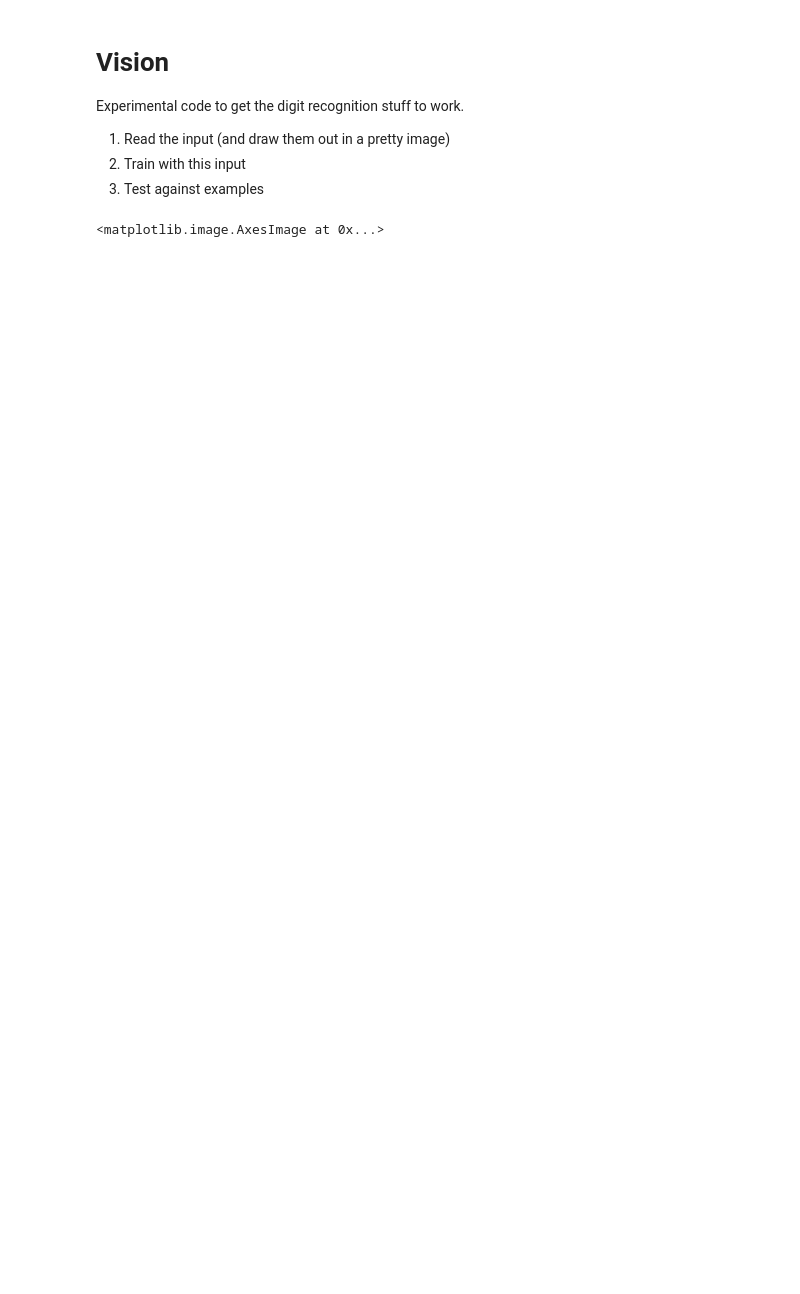
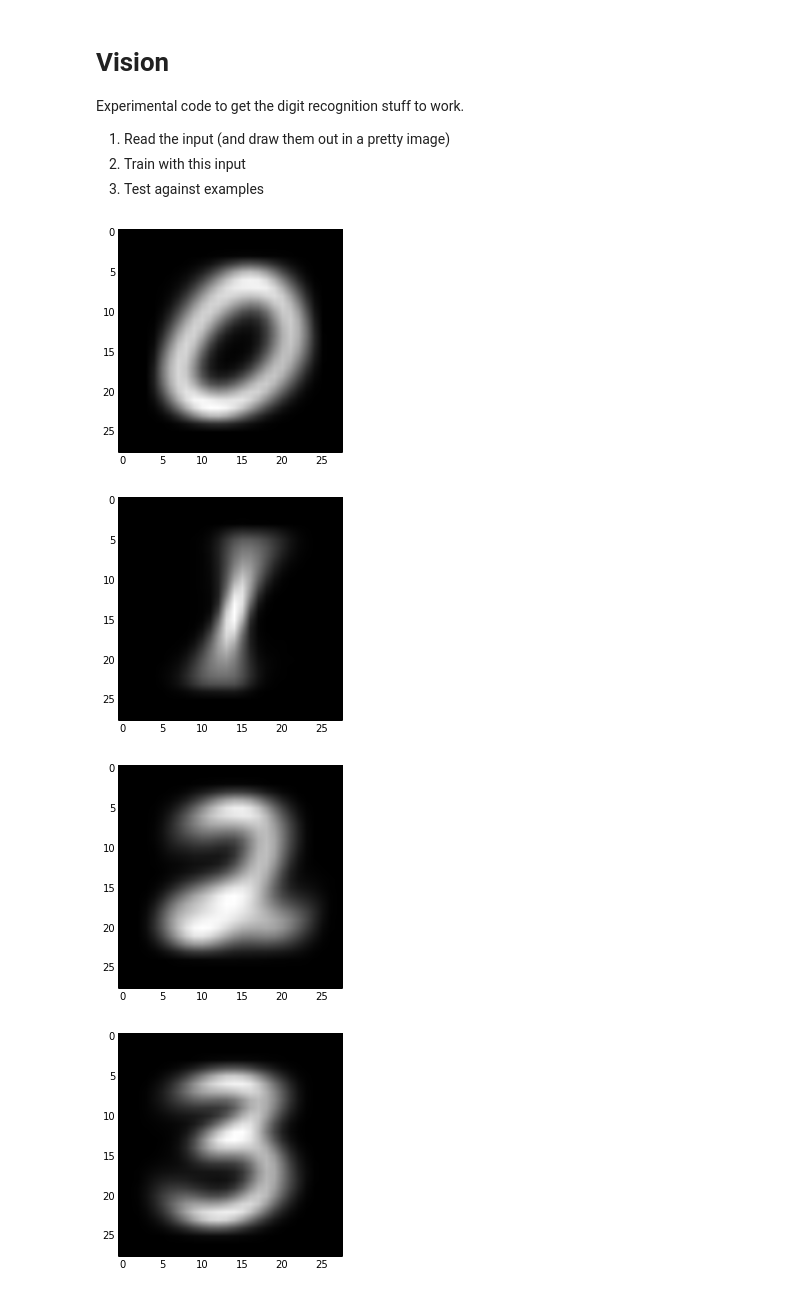
Before and after one commit to anyatran/vision, a Jupyter notebook: src/main_notebook.ipynb, the cells around one changed output. Drawn from its saved outputs; the diff is of its cells as text; code cells hidden in the pictures; blank space fills up the shorter version.

Commit message:
draw all the test figures.

```diff
--- a/src/main_notebook.ipynb
+++ b/src/main_notebook.ipynb
@@ -9,6 +9,12 @@ Experimental code to get the digit recognition stuff to work.
 import os, struct
 from array import array as pyarray
 from numpy import append, arange, array, int8, uint8, zeros
+
+from pylab import *
+from numpy import *
+
+%matplotlib inline
+import matplotlib.pyplot as plt
 
 def load_mnist(dataset="training", digits=arange(10), path="."):
     """
@@ -21,44 +27,40 @@ def load_mnist(dataset="training", digits=arange(10), path="."):
         fname_img = os.path.join(path, '../training/images')
         fname_lbl = os.path.join(path, '../training/labels')
     elif dataset == "testing":
         fname_img = os.path.join(path, '../testing/images')
         fname_lbl = os.path.join(path, '../testing/labels')
     else:
         raise ValueError("dataset must be 'testing' or 'training'")
 
     flbl = open(fname_lbl, 'rb')
     magic_nr, size = struct.unpack(">II", flbl.read(8))
     lbl = pyarray("b", flbl.read())
     flbl.close()
 
     fimg = open(fname_img, 'rb')
     magic_nr, size, rows, cols = struct.unpack(">IIII", fimg.read(16))
     img = pyarray("B", fimg.read())
     fimg.close()
 
     ind = [ k for k in range(size) if lbl[k] in digits ]
     N = len(ind)
 
     images = zeros((N, rows, cols), dtype=uint8)
     labels = zeros((N, 1), dtype=int8)
     for i in range(len(ind)):
         images[i] = array(img[ ind[i]*rows*cols : (ind[i]+1)*rows*cols ]).reshape((rows, cols))
         labels[i] = lbl[ind[i]]
 
     return images, labels
 
-
-from pylab import *
-from numpy import *
-import matplotlib.pyplot as plt
-images, labels = load_mnist('training', digits=[1])
-#imshow(images.mean(axis=0), cmap=cm.gray)
-#show()
-
-img = images.mean(axis=0)
-plt.figure()
-plt.subplot(1, 1, 1)
-plt.imshow(img, cmap = 'gray')
-#plt.show()
+for digit in range(0,10):
+    images, labels = load_mnist('training', digits=[digit])
+    img = images.mean(axis=0)
+    plt.figure()
+    plt.subplot(1, 1, 1)
+    plt.imshow(img, cmap = 'gray')
 # %% [output]
-<matplotlib.image.AxesImage at 0x...>
+[figure, added]
+[figure, added]
+[figure, added]
+[figure, added]
```
Also changed, not shown: parts of 1 cell of this notebook.
